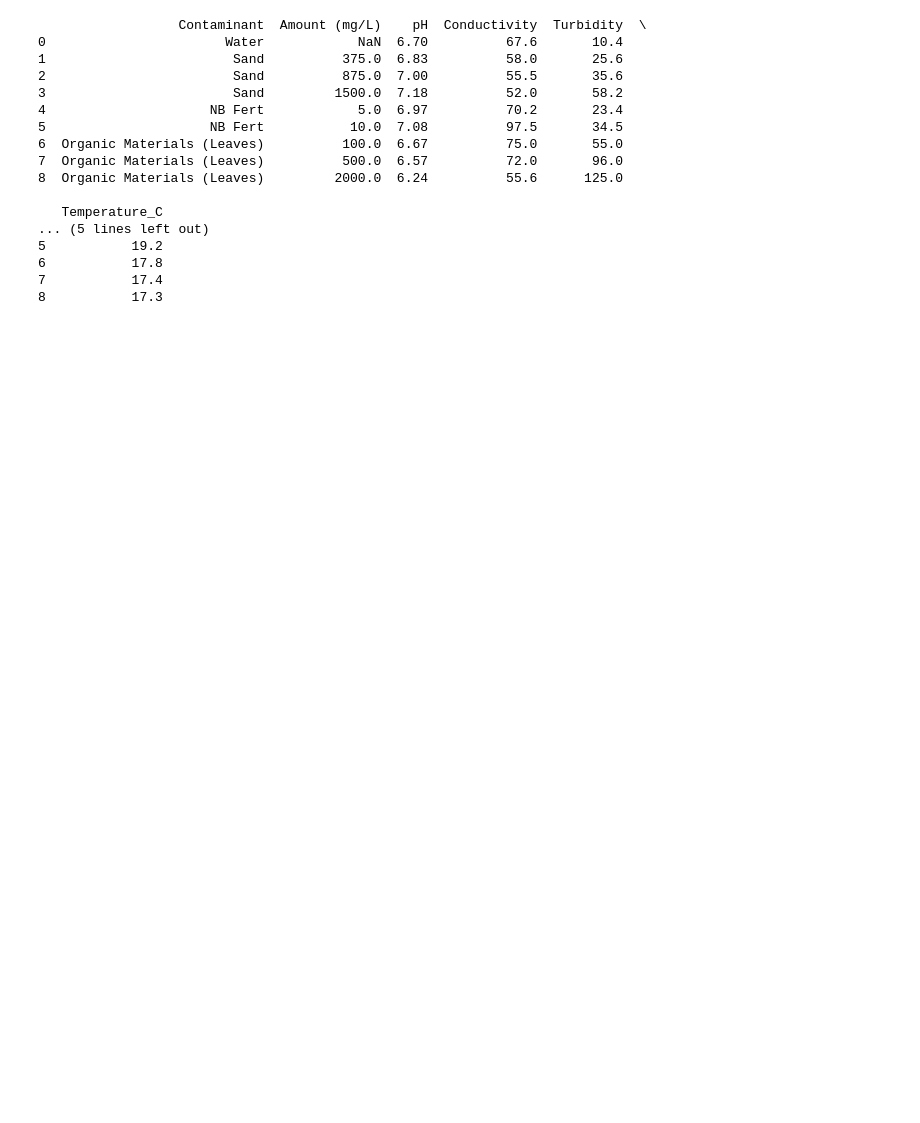
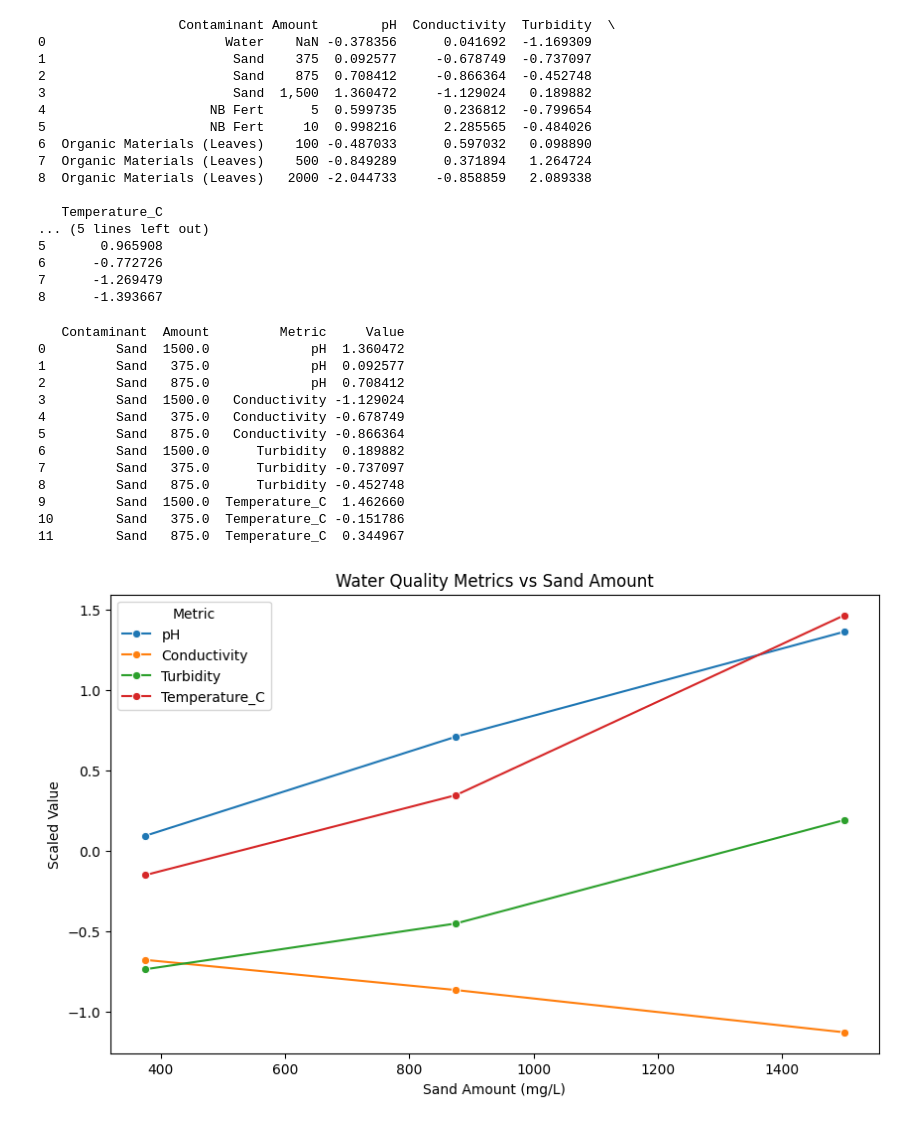
Before and after one commit to jadenryu/ISEF, a Jupyter notebook: relations.ipynb, the cells around one changed output. Cells and saved outputs as stored; diff of their text form; code cells hidden in the pictures; blank space fills up the shorter version.

```diff
--- a/relations.ipynb
+++ b/relations.ipynb
@@ -10,27 +10,68 @@ import pandas as pd
 
 data = pd.read_csv("data.csv")
 
-data_rename = data.rename(columns={"Turbidity (NTU)": "Turbidity", "DO (mg/L)": "DO_mg/L", "Temperature (C)": "Temperature_C", "Ammonium Ion": "Ammonium_Ion"})
-data_finalized = data_rename.drop(["DO_mg/L", "TDS", "Ammonium_Ion", "Nitrate"], axis = 1)
+data_rename = data.rename(columns={"Turbidity (NTU)": "Turbidity", "DO (mg/L)": "DO_mg/L", "Temperature (°C)": "Temperature_C", "Ammonium Ion": "Ammonium_Ion", "Amount (mg/L)": "Amount"})
+data_finalized = data_rename.drop(["DO_mg/L", "Tds", "Ammonium_Ion", "Nitrate"], axis = 1)
 data_finalized = data_finalized.drop(data_finalized.index[14:18])
 data_finalized = data_finalized.drop(data_finalized.index[[1, 5, 8, 9, 13]])
 data_finalized = data_finalized.reset_index(drop = True)
-print(data_finalized)
+scaler = StandardScaler()
+contaminant_amount = data_finalized[["Contaminant", "Amount"]].copy()
+data_finalized = scaler.fit_transform(data_finalized[["pH", "Conductivity", "Turbidity", "Temperature_C"]])
+data_scaled = pd.DataFrame(data_finalized, columns = ["pH", "Conductivity", "Turbidity", "Temperature_C"])
+data_scaled = pd.concat([contaminant_amount.reset_index(drop=True), data_scaled], axis = 1)
+data_scaled = data_scaled.drop(data_scaled.index[[9]])
+print(data_scaled)
 # %% [output]
-                  Contaminant  Amount (mg/L)    pH  Conductivity  Turbidity  \
-0                       Water            NaN  6.70          67.6       10.4
-1                        Sand          375.0  6.83          58.0       25.6
-2                        Sand          875.0  7.00          55.5       35.6
-3                        Sand         1500.0  7.18          52.0       58.2
-4                     NB Fert            5.0  6.97          70.2       23.4
-5                     NB Fert           10.0  7.08          97.5       34.5
-6  Organic Materials (Leaves)          100.0  6.67          75.0       55.0
-7  Organic Materials (Leaves)          500.0  6.57          72.0       96.0
-8  Organic Materials (Leaves)         2000.0  6.24          55.6      125.0
+                  Contaminant Amount        pH  Conductivity  Turbidity  \
+0                       Water    NaN -0.378356      0.041692  -1.169309
+1                        Sand    375  0.092577     -0.678749  -0.737097
+2                        Sand    875  0.708412     -0.866364  -0.452748
+3                        Sand  1,500  1.360472     -1.129024   0.189882
+4                     NB Fert      5  0.599735      0.236812  -0.799654
+5                     NB Fert     10  0.998216      2.285565  -0.484026
+6  Organic Materials (Leaves)    100 -0.487033      0.597032   0.098890
+7  Organic Materials (Leaves)    500 -0.849289      0.371894   1.264724
+8  Organic Materials (Leaves)   2000 -2.044733     -0.858859   2.089338
 
    Temperature_C
 ... (5 lines left out)
-5           19.2
-6           17.8
-7           17.4
-8           17.3
+5       0.965908
+6      -0.772726
+7      -1.269479
+8      -1.393667
+# %%
+
+sand_data = data_scaled[data_scaled["Contaminant"] == "Sand"].copy()
+
+sand_data = sand_data.sort_values("Amount")
+sand_data["Amount"] = sand_data["Amount"].replace(",", "", regex=True).astype(float)
+sand_melted = sand_data.melt(
+    id_vars=["Contaminant", "Amount"],
+    value_vars=["pH", "Conductivity", "Turbidity", "Temperature_C"],
+    var_name="Metric",
+    value_name="Value"
+)
+print(sand_melted)
+plt.figure(figsize=(10, 6))
+sns.lineplot(data=sand_melted, x="Amount", y="Value", hue="Metric", marker="o")
+plt.title("Water Quality Metrics vs Sand Amount")
+plt.xlabel("Sand Amount (mg/L)")
+plt.ylabel("Scaled Value")
+plt.legend(title="Metric")
+plt.show()
+# %% [output]
+   Contaminant  Amount         Metric     Value
+0         Sand  1500.0             pH  1.360472
+1         Sand   375.0             pH  0.092577
+2         Sand   875.0             pH  0.708412
+3         Sand  1500.0   Conductivity -1.129024
+4         Sand   375.0   Conductivity -0.678749
+5         Sand   875.0   Conductivity -0.866364
+6         Sand  1500.0      Turbidity  0.189882
+7         Sand   375.0      Turbidity -0.737097
+8         Sand   875.0      Turbidity -0.452748
+9         Sand  1500.0  Temperature_C  1.462660
+10        Sand   375.0  Temperature_C -0.151786
+11        Sand   875.0  Temperature_C  0.344967
+[figure, added]
```
Also changed, not shown: parts of 1 cell of this notebook, 1 other file.
